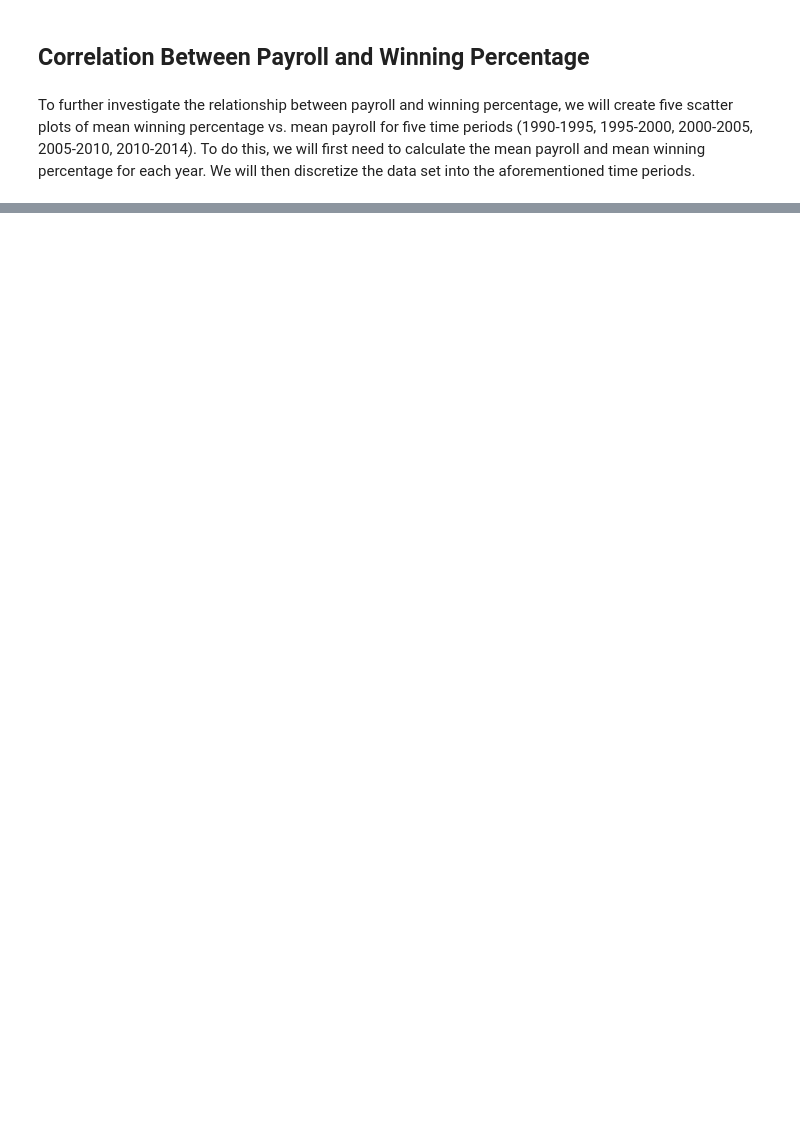
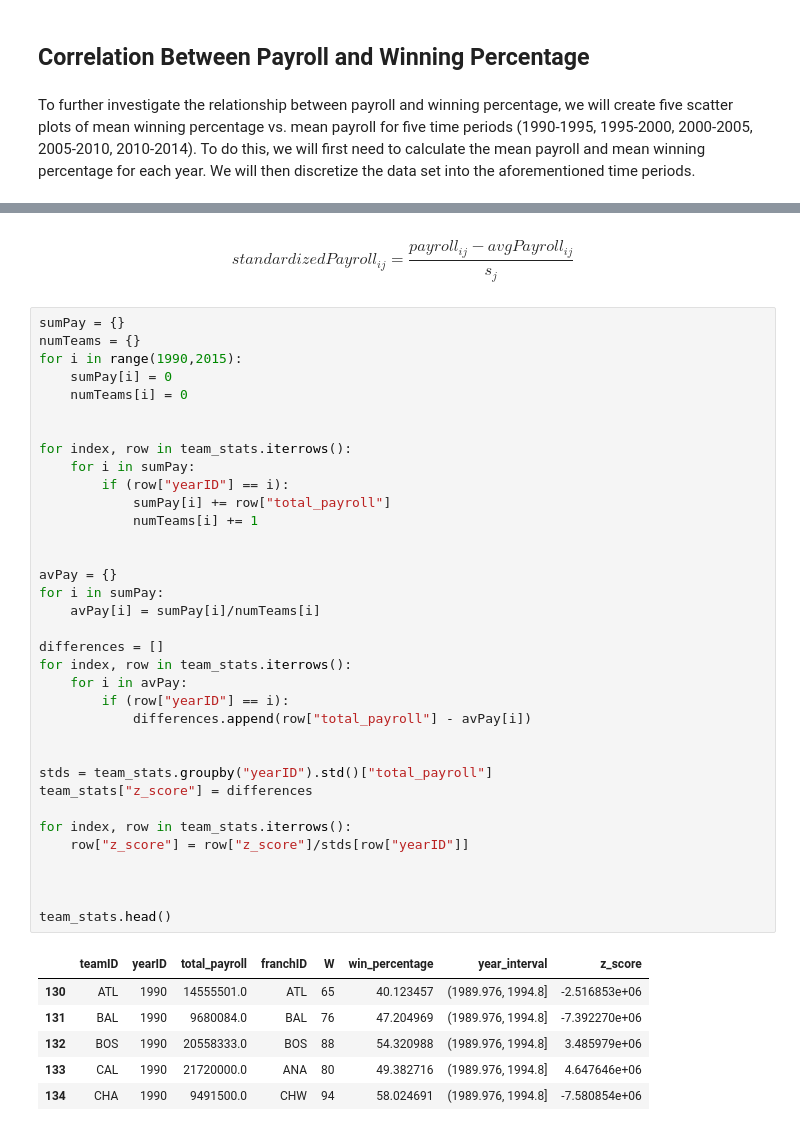
Before and after one commit to joshkellner/DSProject2, a Jupyter notebook: Project 2.ipynb, the cells around one changed output, grey strips where cells are left out. Cells and saved outputs as stored; diff of their text form; blank space fills up the shorter version.

```diff
--- a/Project 2.ipynb
+++ b/Project 2.ipynb
@@ -124,0 +154,44 @@ for i, year_range in enumerate(team_stats["year_interval"].unique()):
+# %% [markdown]
+$$ standardizedPayroll_{ij} = \frac{payroll_{ij} - avgPayroll_{ij}}{s_j} $$
+# %%
+sumPay = {}
+numTeams = {}
+for i in range(1990,2015):
+    sumPay[i] = 0
+    numTeams[i] = 0
+
+
+for index, row in team_stats.iterrows():
+    for i in sumPay:
+        if (row["yearID"] == i):
+            sumPay[i] += row["total_payroll"]
+            numTeams[i] += 1
+
+
+avPay = {}
+for i in sumPay:
+    avPay[i] = sumPay[i]/numTeams[i]
+
+differences = []
+for index, row in team_stats.iterrows():
+    for i in avPay:
+        if (row["yearID"] == i):
+            differences.append(row["total_payroll"] - avPay[i])
+
+
+stds = team_stats.groupby("yearID").std()["total_payroll"]
+team_stats["z_score"] = differences
+
+for index, row in team_stats.iterrows():
+    row["z_score"] = row["z_score"]/stds[row["yearID"]]
+
+
+
+team_stats.head()
+# %% [output]
+|  | teamID | yearID | total_payroll | franchID | W | win_percentage | year_interval | z_score |
+| 130 | ATL | 1990 | 14555501.0 | ATL | 65 | 40.123457 | (1989.976, 1994.8] | -2.516853e+06 |
+| 131 | BAL | 1990 | 9680084.0 | BAL | 76 | 47.204969 | (1989.976, 1994.8] | -7.392270e+06 |
+| 132 | BOS | 1990 | 20558333.0 | BOS | 88 | 54.320988 | (1989.976, 1994.8] | 3.485979e+06 |
+| 133 | CAL | 1990 | 21720000.0 | ANA | 80 | 49.382716 | (1989.976, 1994.8] | 4.647646e+06 |
+| 134 | CHA | 1990 | 9491500.0 | CHW | 94 | 58.024691 | (1989.976, 1994.8] | -7.580854e+06 |
```
Also changed, not shown: parts of 6 cells of this notebook.
